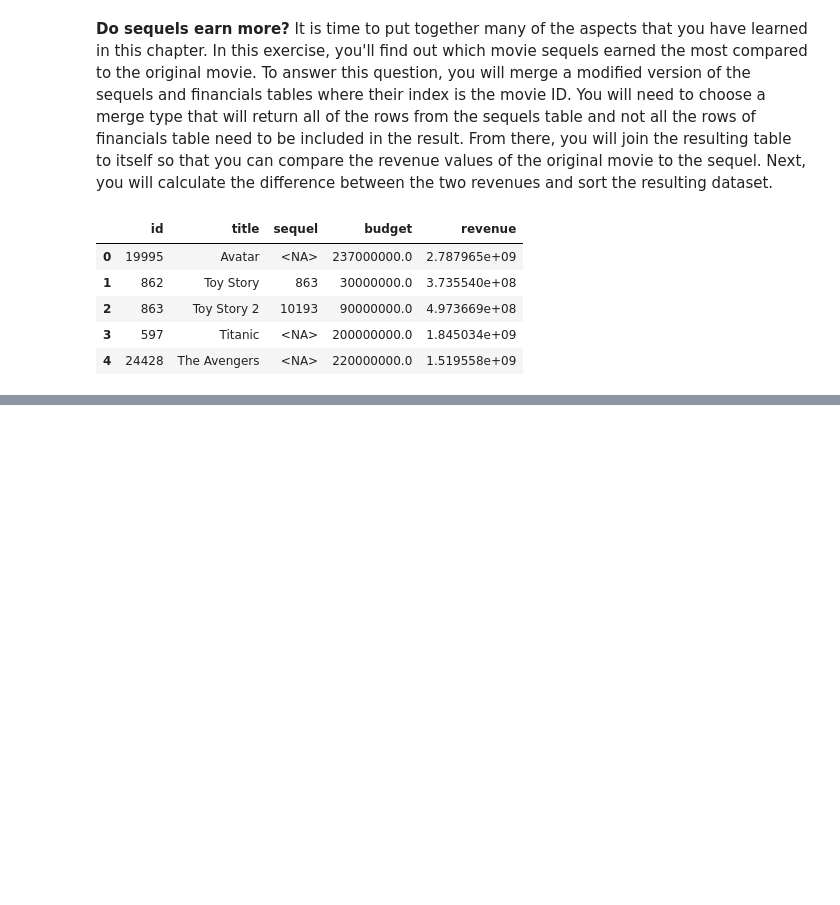
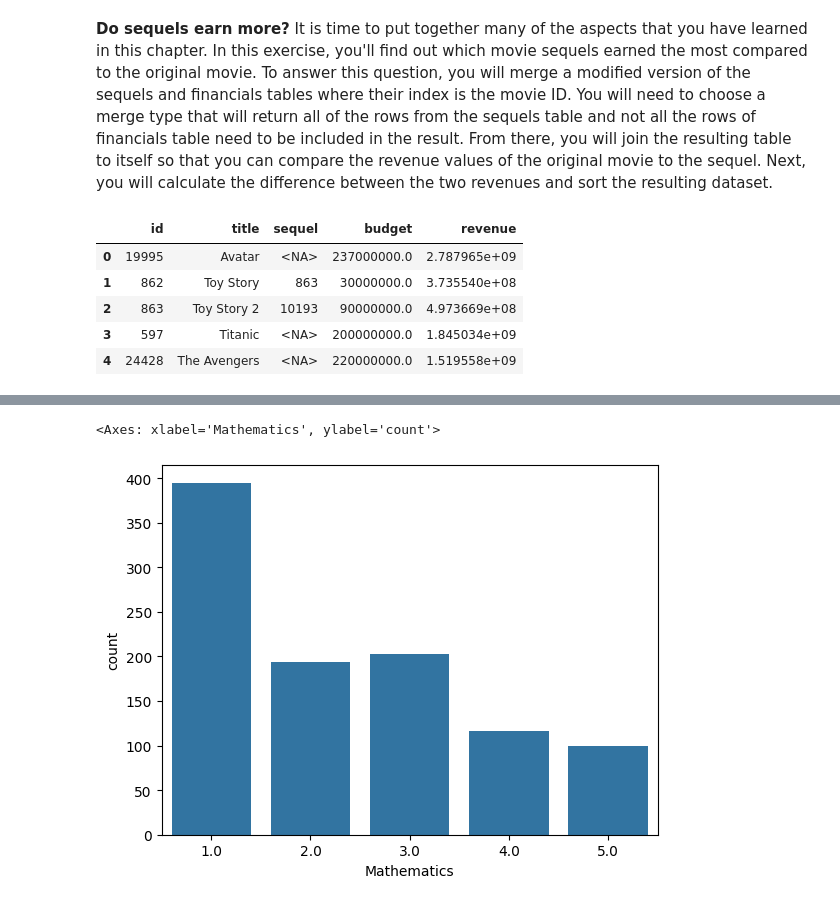
Before and after one commit to nafis-git/data_science_path, a Jupyter notebook: notebook/join_pandas.ipynb, the cells around one changed output, grey strips where cells are left out. Saved outputs shown, nothing was run; the diff lists cells and outputs as text; code cells hidden in the pictures; blank space fills up the shorter version.

```diff
--- a/notebook/join_pandas.ipynb
+++ b/notebook/join_pandas.ipynb
@@ -160,0 +167,3 @@ sequels_fin.head()
+# %%
+survey = pd.read_csv('https://raw.githubusercontent.com/nafis-git/data_science_path/main/data/young-people-survey-responses.csv', index_col = 0)
+survey.head()
@@ -160,0 +177,5 @@ sequels_fin.head()
+# %%
+sns.countplot(x = 'Mathematics', data = survey )
+# %% [output]
+<Axes: xlabel='Mathematics', ylabel='count'>
+[figure, added]
```
Also changed, not shown: parts of 26 cells of this notebook.
